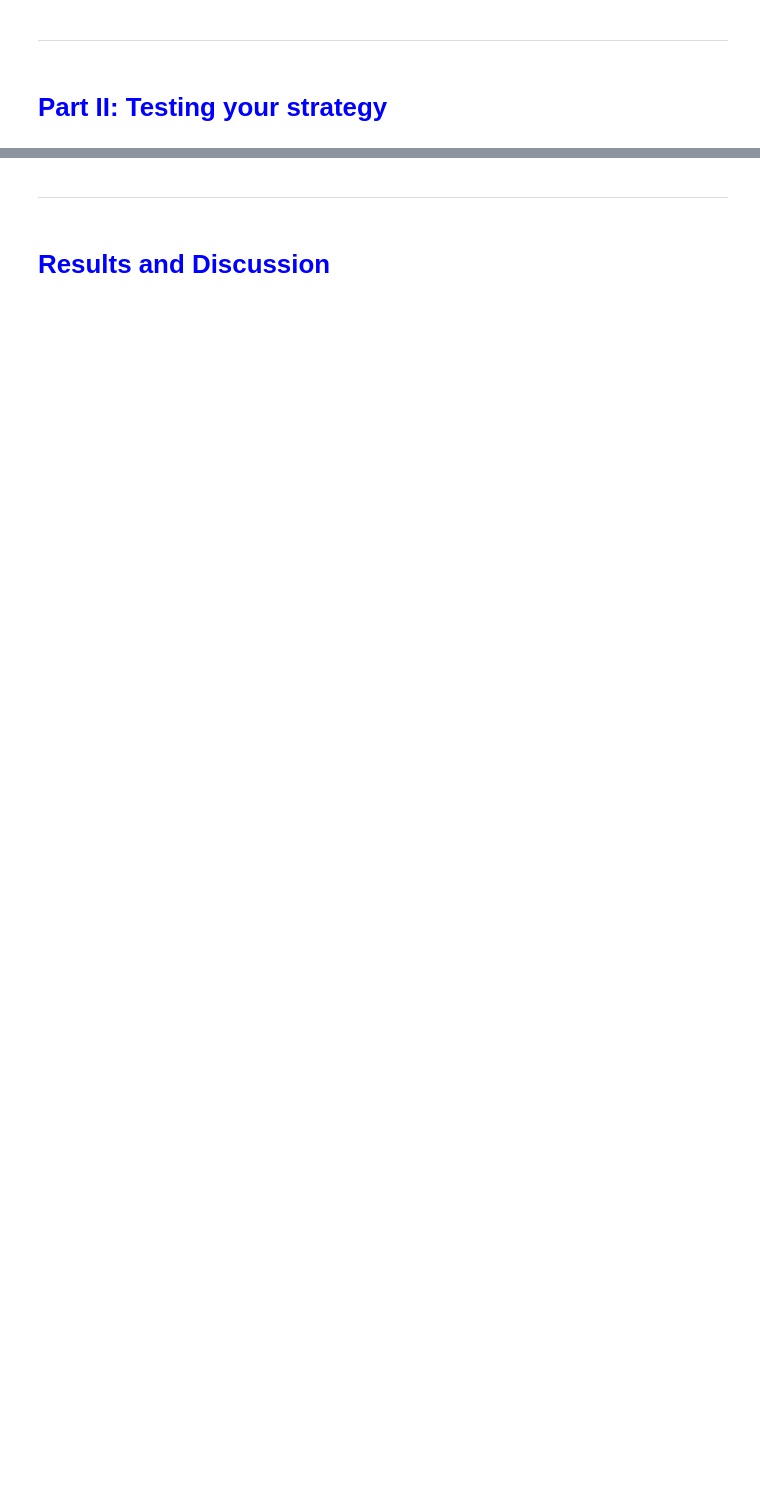
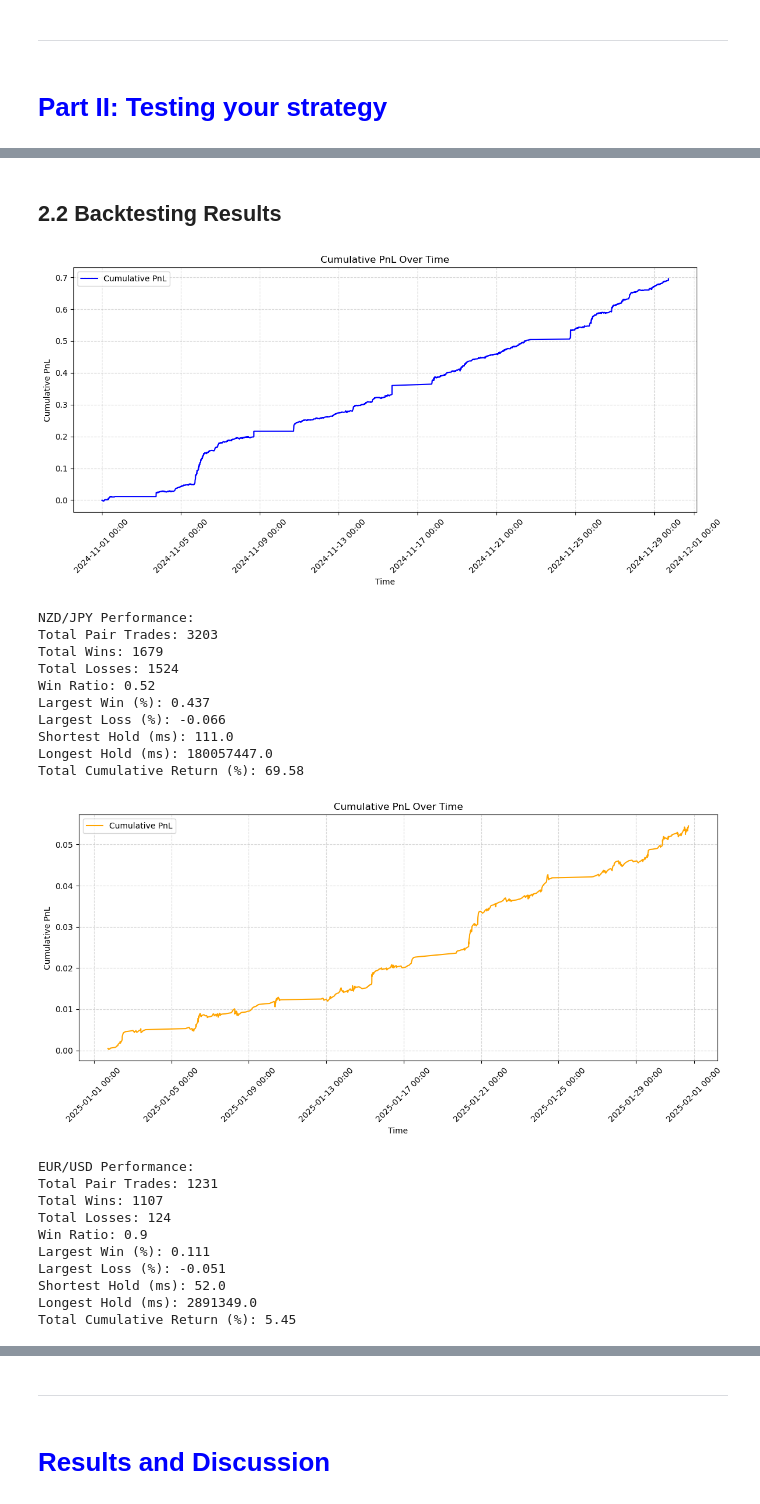
Before and after one commit to Modi1997/FX-HFT-Intrinsic-Time---Directional-Change-Strategy, a Jupyter notebook: HFF CW_2.ipynb, the cells around one changed output, grey strips where cells are left out. Drawn from its saved outputs; the diff is of its cells as text; code cells hidden in the pictures; blank space fills up the shorter version.

```diff
--- a/HFF CW_2.ipynb
+++ b/HFF CW_2.ipynb
@@ -524,6 +658,0 @@ visualize_intrinsic_events(nzd_jpy_df, events)
-# %%
-# Backtest the trading strategy
-performance = backtest_trading_strategy(nzd_jpy_df, events)
-print("Trading Strategy Performance:")
-for metric, value in performance.items():
-    print(f"{metric}: {value}")
@@ -544,0 +843,39 @@ Total Cumulative Return (%): 799.7792826650681
+# %% [markdown]
+## 2.2 Backtesting Results <a id="testresults"></a>
+# %%
+# Pairs dictionary with df, trades and colors
+pairs = [
+    ("NZD/JPY", nzd_jpy_df, nzd_jpy_trades, "blue", "\033[1;34m"),
+    ("EUR/USD", eur_usd_df, eur_usd_trades, "orange", "\033[1;33m"),
+    ("GBP/USD", gbp_usd_df, gbp_usd_trades, "purple", "\033[1;35m")
+]
+
+for pair_name, df, trades, color, color_code in pairs:
+    performance = backtest_trading_strategy(df, trades, color)
+    print(f"{color_code}{pair_name} Performance:\033[0m")
+    for metric, value in performance.items():
+        print(f"{metric}: {value}")
+    print("\n")
+# %% [output]
+[figure, added]
+NZD/JPY Performance:
+Total Pair Trades: 3203
+Total Wins: 1679
+Total Losses: 1524
+Win Ratio: 0.52
+Largest Win (%): 0.437
+Largest Loss (%): -0.066
+Shortest Hold (ms): 111.0
+Longest Hold (ms): 180057447.0
+Total Cumulative Return (%): 69.58
+[figure, added]
+EUR/USD Performance:
+Total Pair Trades: 1231
+Total Wins: 1107
+Total Losses: 124
+Win Ratio: 0.9
+Largest Win (%): 0.111
+Largest Loss (%): -0.051
+Shortest Hold (ms): 52.0
+Longest Hold (ms): 2891349.0
+Total Cumulative Return (%): 5.45
```
Also changed, not shown: parts of 38 cells of this notebook.
